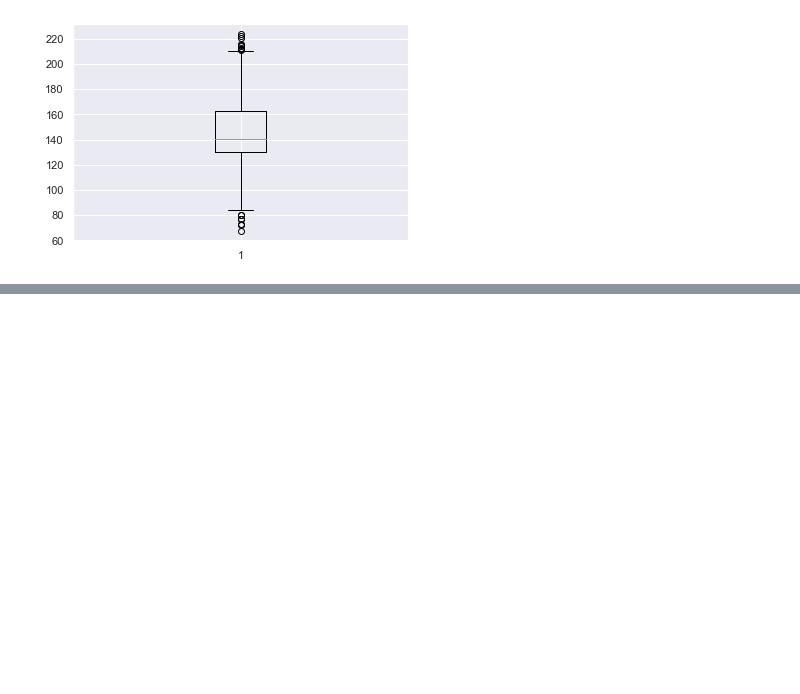
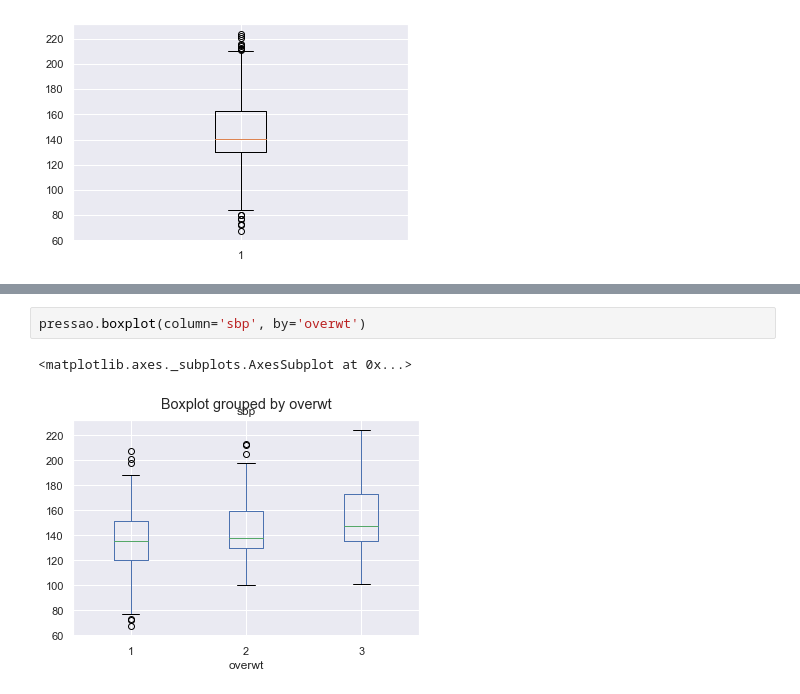
Before and after one commit to gibram/statistics-for-datascience, a Jupyter notebook: Lista02_Gibram_Raul.ipynb, the cells around one changed output, grey strips where cells are left out. Cells and saved outputs as stored; diff of their text form; blank space fills up the shorter version.

```diff
--- a/Lista02_Gibram_Raul.ipynb
+++ b/Lista02_Gibram_Raul.ipynb
@@ -227,0 +237,5 @@ plt.boxplot(pressao["sbp"])
+# %%
+pressao.boxplot(column='sbp', by='overwt')
+# %% [output]
+<matplotlib.axes._subplots.AxesSubplot at 0x...>
+[figure, added]
```
Also changed, not shown: parts of 10 cells of this notebook.
